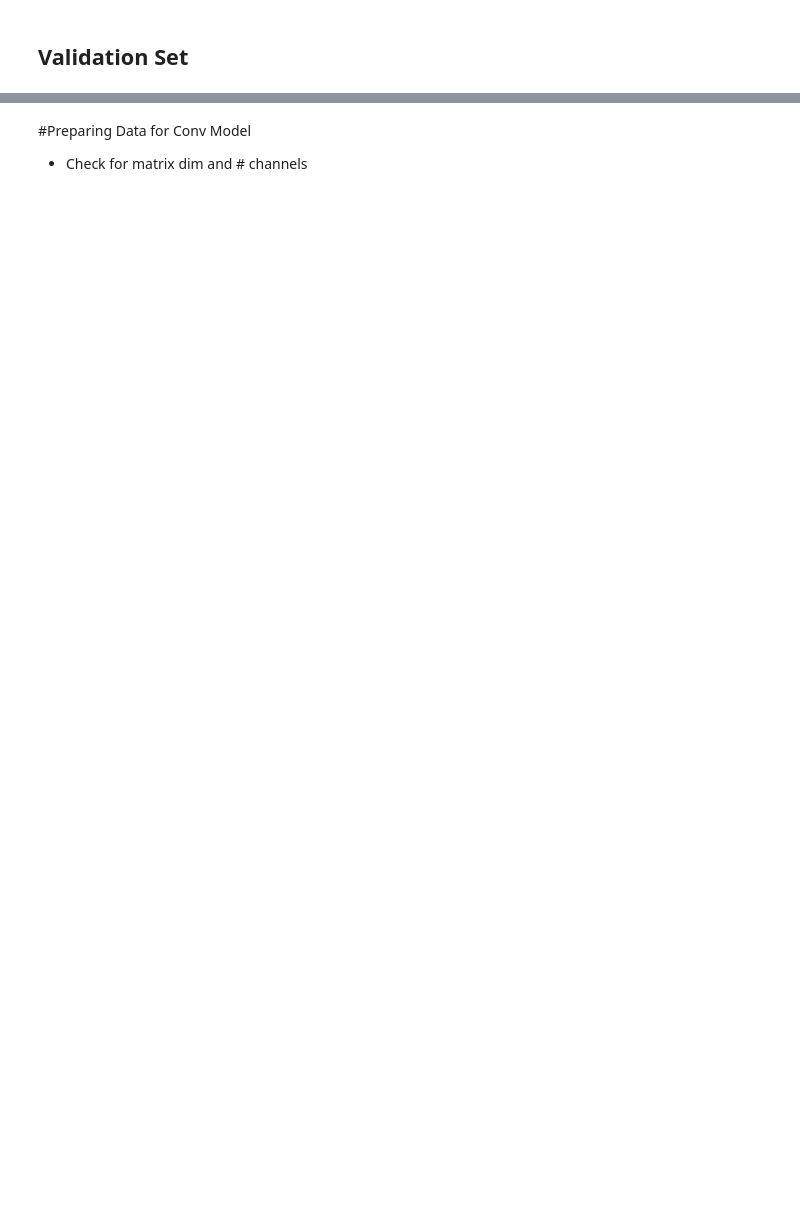
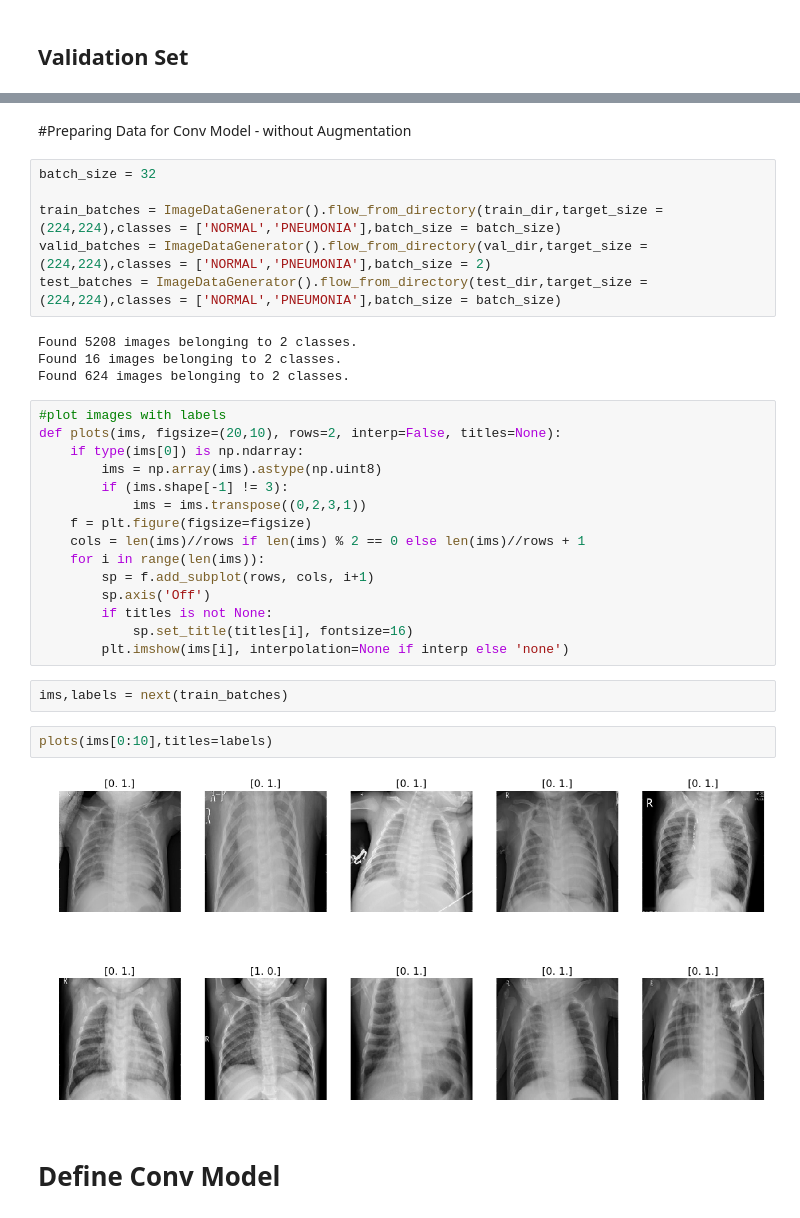
Before and after one commit to mxn170019/Pneumonia-detection-using-X-ray-images, a Jupyter notebook: Kaggle-Xray.ipynb, the cells around one changed output, grey strips where cells are left out. Drawn from its saved outputs; the diff is of its cells as text; blank space fills up the shorter version.

```diff
--- a/Kaggle-Xray.ipynb
+++ b/Kaggle-Xray.ipynb
@@ -245,3 +249,35 @@ plt.show()
 # %% [markdown]
-#Preparing Data for Conv Model
- - Check for matrix dim and # channels
+#Preparing Data for Conv Model - without Augmentation
+# %%
+batch_size = 32
+
+train_batches = ImageDataGenerator().flow_from_directory(train_dir,target_size = (224,224),classes = ['NORMAL','PNEUMONIA'],batch_size = batch_size)
+valid_batches = ImageDataGenerator().flow_from_directory(val_dir,target_size = (224,224),classes = ['NORMAL','PNEUMONIA'],batch_size = 2)
+test_batches = ImageDataGenerator().flow_from_directory(test_dir,target_size = (224,224),classes = ['NORMAL','PNEUMONIA'],batch_size = batch_size)
+# %% [output]
+Found 5208 images belonging to 2 classes.
+Found 16 images belonging to 2 classes.
+Found 624 images belonging to 2 classes.
+# %%
+#plot images with labels
+def plots(ims, figsize=(20,10), rows=2, interp=False, titles=None):
+    if type(ims[0]) is np.ndarray:
+        ims = np.array(ims).astype(np.uint8)
+        if (ims.shape[-1] != 3):
+            ims = ims.transpose((0,2,3,1))
+    f = plt.figure(figsize=figsize)
+    cols = len(ims)//rows if len(ims) % 2 == 0 else len(ims)//rows + 1
+    for i in range(len(ims)):
+        sp = f.add_subplot(rows, cols, i+1)
+        sp.axis('Off')
+        if titles is not None:
+            sp.set_title(titles[i], fontsize=16)
+        plt.imshow(ims[i], interpolation=None if interp else 'none')
+# %%
+ims,labels = next(train_batches)
+# %%
+plots(ims[0:10],titles=labels)
+# %% [output]
+[figure, added]
+# %% [markdown]
+# Define Conv Model
```
Also changed, not shown: parts of 10 cells of this notebook.
